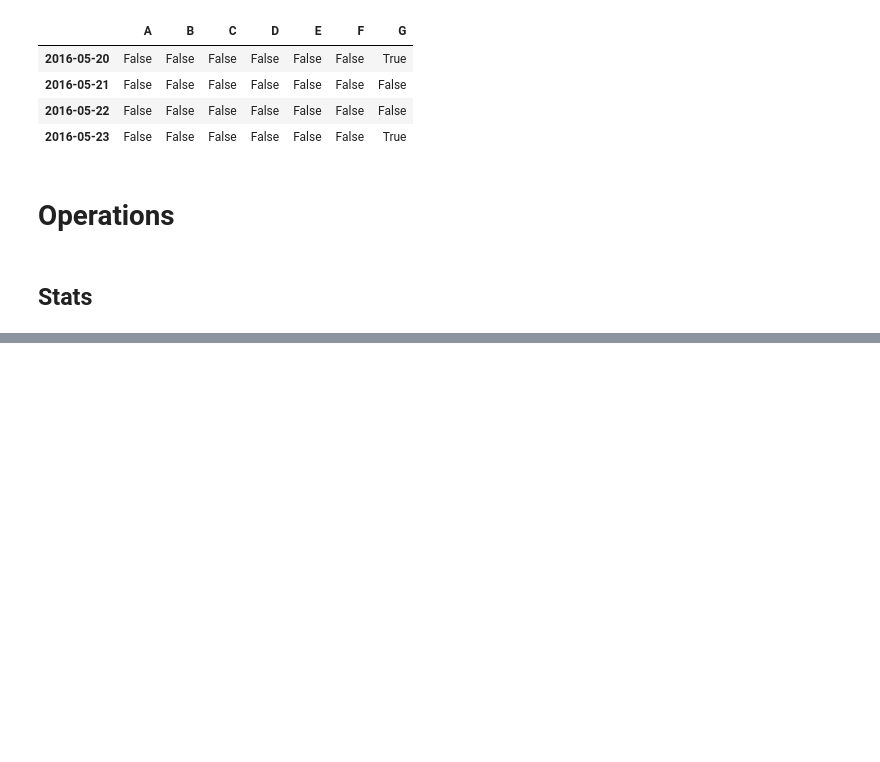
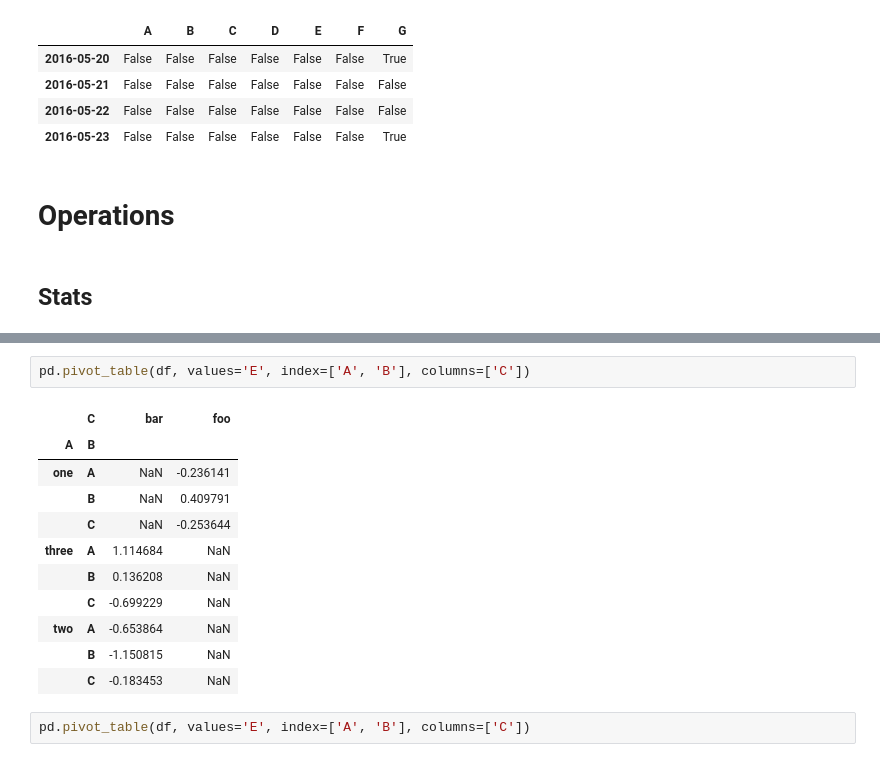
Before and after one commit to jpellman/Practice, a Jupyter notebook: Python/Pandas/10_Minutes_to_Pandas.ipynb, the cells around one changed output, grey strips where cells are left out. Drawn from its saved outputs; the diff is of its cells as text; blank space fills up the shorter version.

```diff
--- a/Python/Pandas/10_Minutes_to_Pandas.ipynb
+++ b/Python/Pandas/10_Minutes_to_Pandas.ipynb
@@ -560,0 +932,16 @@ df
+# %%
+pd.pivot_table(df, values='E', index=['A', 'B'], columns=['C'])
+# %% [output]
+|  | C | bar | foo |
+| A | B |  |  |
+| one | A | NaN | -0.236141 |
+|  | B | NaN | 0.409791 |
+|  | C | NaN | -0.253644 |
+| three | A | 1.114684 | NaN |
+|  | B | 0.136208 | NaN |
+|  | C | -0.699229 | NaN |
+| two | A | -0.653864 | NaN |
+|  | B | -1.150815 | NaN |
+|  | C | -0.183453 | NaN |
+# %%
+pd.pivot_table(df, values='E', index=['A', 'B'], columns=['C'])
```
Also changed, not shown: parts of 84 cells of this notebook.
